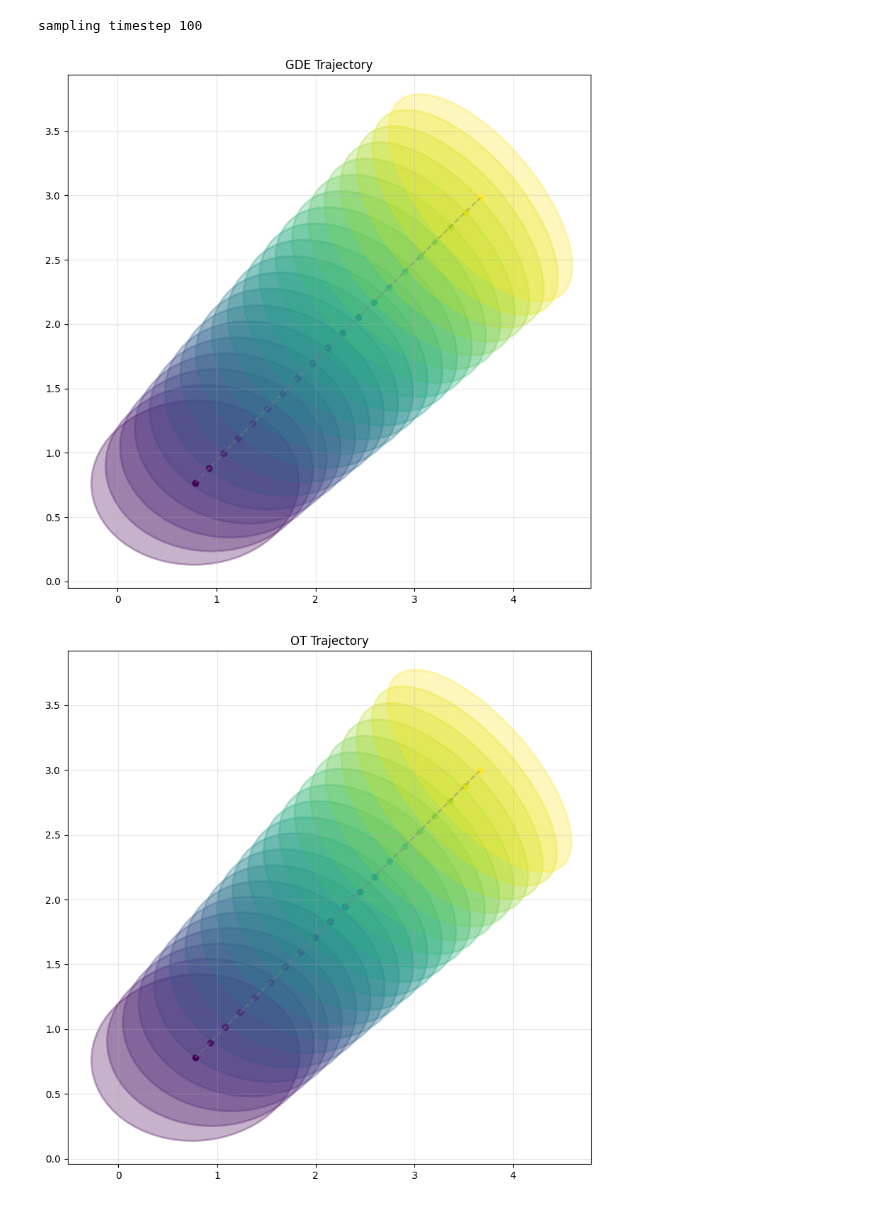
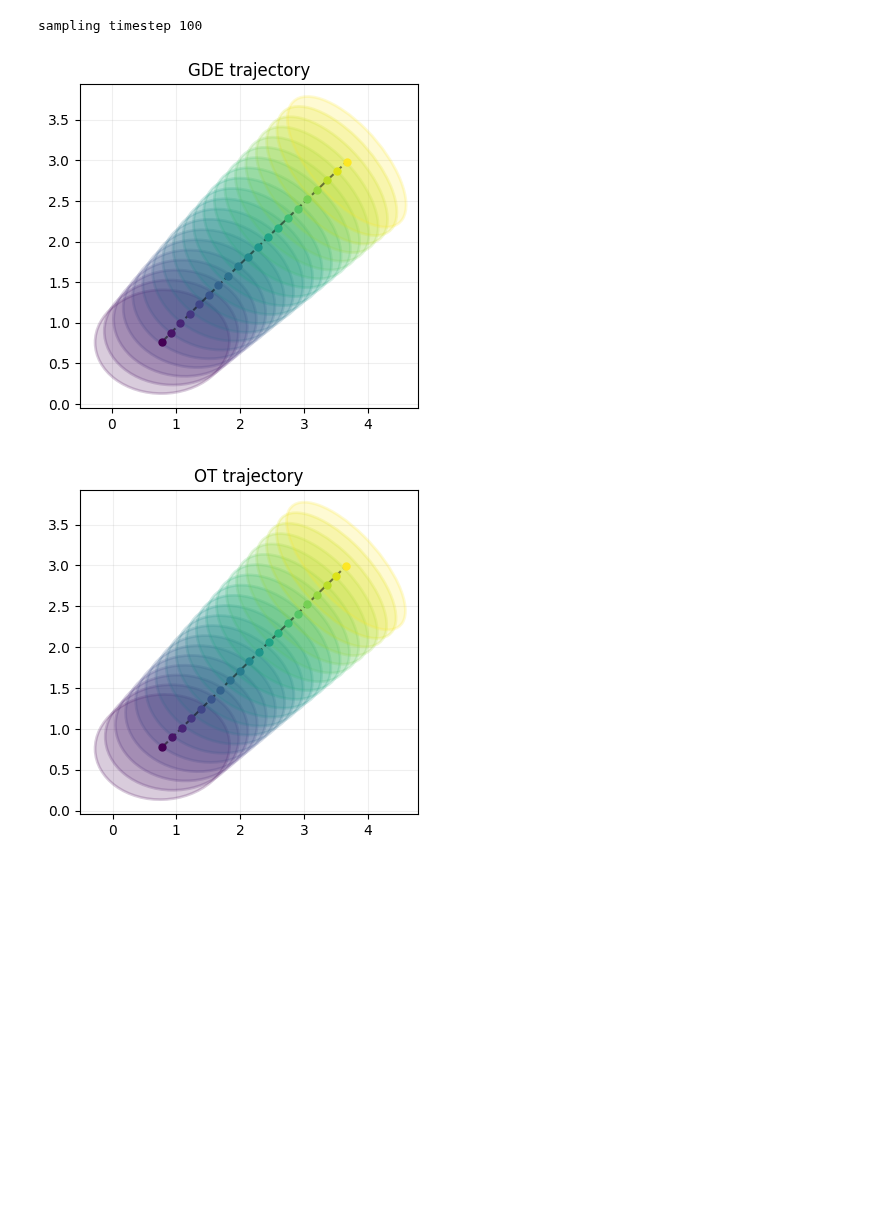
Before and after one commit to njwfish/DistributionEmbeddings, a Jupyter notebook: notebooks/mvn_ot.ipynb, the cells around one changed output. Cells and saved outputs as stored; diff of their text form; code cells hidden in the pictures; blank space fills up the shorter version.

Commit message:
tweak mvn plots

```diff
--- a/notebooks/mvn_ot.ipynb
+++ b/notebooks/mvn_ot.ipynb
@@ -156,16 +156,18 @@ def generate_ot_trajectory(mean1, cov1, mean2, cov2, n_steps=10):
 
 ot_means, ot_covs = generate_ot_trajectory(ds.mu[2], ds.cov[2], ds.mu[1], ds.cov[1], 20)
 # %%
+import numpy as np
+
 # load from numerical results
-ot_means, ot_covs = np.load('../numerical_results/mvn_ot.npz')['ot_means'], np.load('../numerical_results/mvn_ot.npz')['ot_covs']
-resample_means, resample_covs = np.load('../numerical_results/mvn_ot.npz')['gde_means'], np.load('../numerical_results/mvn_ot.npz')['gde_covs']
+ot_means, ot_covs = np.load('numerical_results/mvn_ot.npz')['ot_means'], np.load('numerical_results/mvn_ot.npz')['ot_covs']
+resample_means, resample_covs = np.load('numerical_results/mvn_ot.npz')['gde_means'], np.load('numerical_results/mvn_ot.npz')['gde_covs']
 # %%
 import numpy as np
 import matplotlib.pyplot as plt
 from matplotlib.patches import Ellipse
 import matplotlib.colors as mcolors
 
-def plot_gaussian_trajectories(means, covs, figsize=(8, 8), alpha=0.3, n_std=2, title=None):
+def plot_gaussian_trajectories(means, covs, figsize=(8, 8), alpha=0.2, n_std=2, title=None):
     """
     Plot trajectories of Gaussian distributions with their confidence ellipses.
 
@@ -209,48 +211,49 @@ def plot_gaussian_trajectories(means, covs, figsize=(8, 8), alpha=0.3, n_std=2,
                          facecolor=colors[i],
                          alpha=alpha,
                          edgecolor=colors[i],
-                         linewidth=2)
+                         linewidth=2,
+                         zorder=10)
         ax.add_patch(ellipse)
 
         # Plot mean point
-        ax.plot(mean[0], mean[1], 'o', color=colors[i], markersize=6)
+        ax.plot(mean[0], mean[1], 'o', color=colors[i], markersize=5, zorder=50)
 
     # Plot trajectory line
     means_array = np.array(means)
-    ax.plot(means_array[:, 0], means_array[:, 1], '--', color='gray', alpha=0.5)
+    ax.plot(means_array[:, 0], means_array[:, 1], '--', color='black', alpha=0.5, zorder=49)
 
     # Set equal aspect ratio and grid
     # ax.set_aspect('equal')
-    ax.grid(True, alpha=0.3)
+    ax.grid(True, alpha=0.2)
 
     # Add colorbar to show time progression
     # sm = plt.cm.ScalarMappable(cmap=plt.cm.viridis,
     #                           norm=plt.Normalize(vmin=0, vmax=len(means)-1))
 
     # plt.colorbar(sm, ax=ax, label='Time step')  # Added ax=ax here
 
     if title is not None:
         ax.set_title(title)
 
     plt.tight_layout()
 
     return fig
 
 
-fig = plot_gaussian_trajectories(resample_means, resample_covs, title='GDE Trajectory')
-plt.savefig('../figs/mvn_gde.png', dpi=300)
+fig = plot_gaussian_trajectories(resample_means, resample_covs, title='GDE trajectory', figsize=(4,4))
+# plt.savefig('../figs/mvn_gde.png', dpi=300)
 
-fig_ot = plot_gaussian_trajectories(ot_means, ot_covs, title='OT Trajectory')
-plt.savefig('../figs/mvn_ot.png', dpi=300)
+fig_ot = plot_gaussian_trajectories(ot_means, ot_covs, title='OT trajectory', figsize=(4,4))
+# plt.savefig('../figs/mvn_ot.png', dpi=300)
 
-# save actual data to numerical results
-np.savez(
-    '../numerical_results/mvn_ot.npz',
-    ot_means=ot_means,
-    ot_covs=ot_covs,
-    gde_means=resample_means,
-    gde_covs=resample_covs
-)
+# # save actual data to numerical results
+# np.savez(
+#     '../numerical_results/mvn_ot.npz',
+#     ot_means=ot_means,
+#     ot_covs=ot_covs,
+#     gde_means=resample_means,
+#     gde_covs=resample_covs
+# )
 # %% [output]
-[figure, old version]
+[figure, new version]
-[figure, old version]
+[figure, new version]
```
Also changed, not shown: 1 other file.
